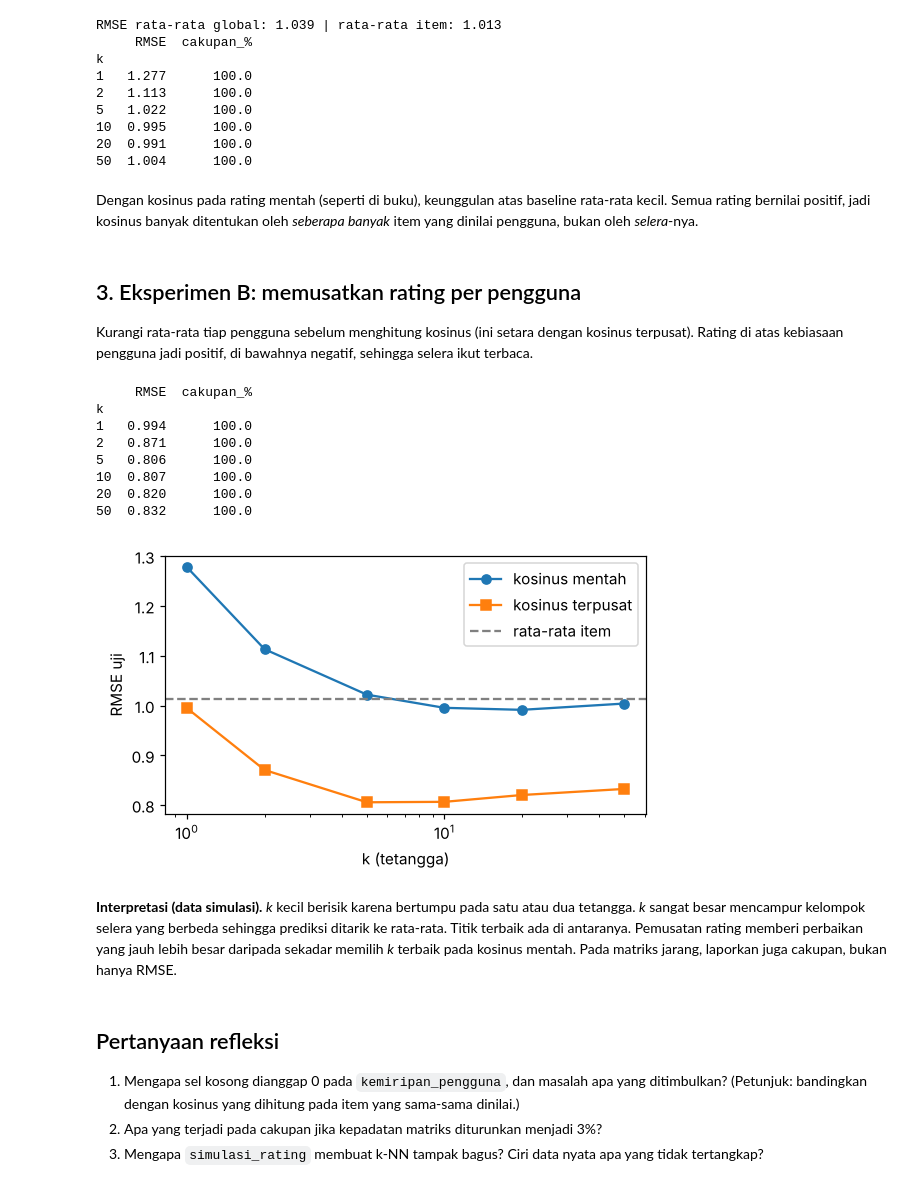
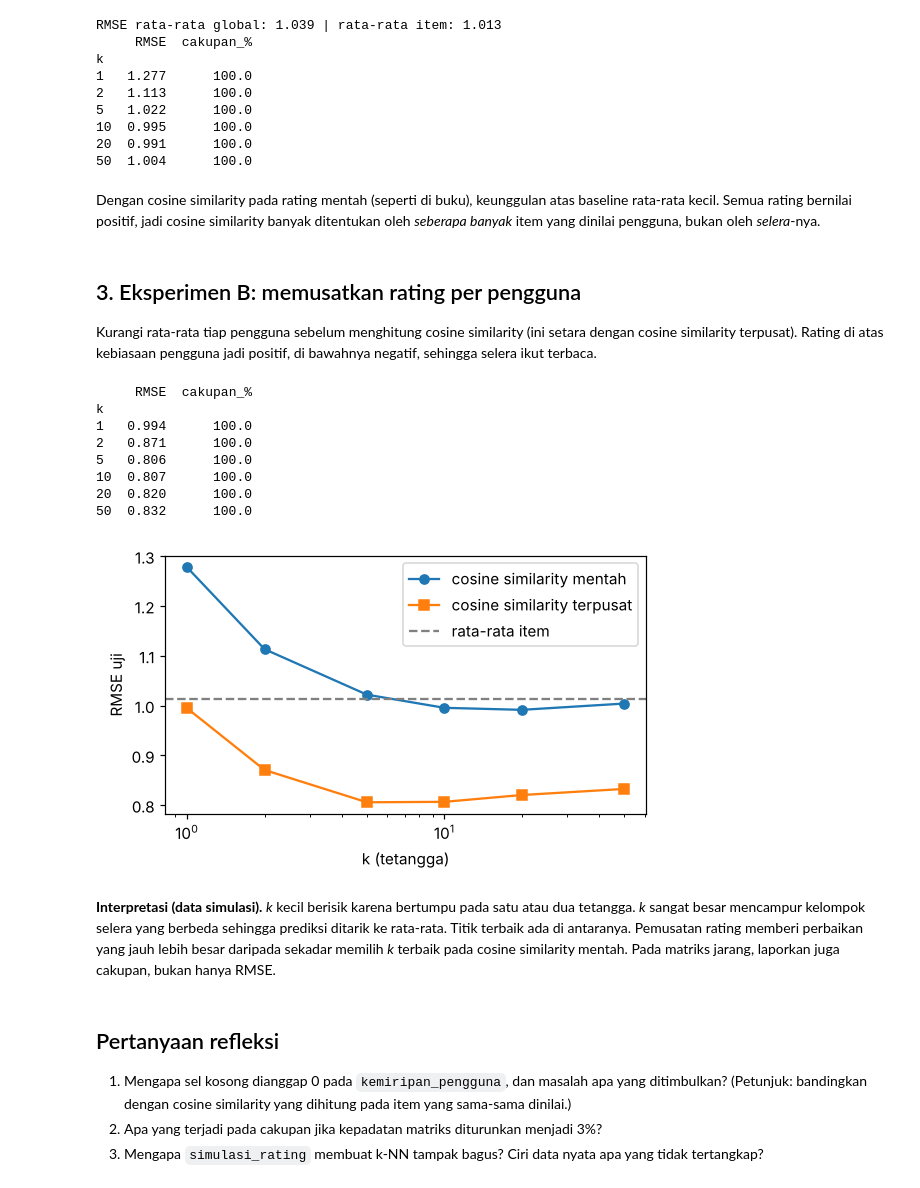
Before and after one commit to imamrozi/recsys-hibrida-multisinyal-notebooks, a Jupyter notebook: notebooks/bab02_pendekatan_dasar/02_collaborative_filtering_knn.ipynb, the cells around one changed output. Drawn from its saved outputs; the diff is of its cells as text; code cells hidden in the pictures.

```diff
--- a/notebooks/bab02_pendekatan_dasar/02_collaborative_filtering_knn.ipynb
+++ b/notebooks/bab02_pendekatan_dasar/02_collaborative_filtering_knn.ipynb
@@ -30,7 +30,7 @@ R = np.array([[5, 4, nan, 1, nan, nan],      # u1
 
 
 def kemiripan_pengguna(R, u):
-    """Kosinus antara baris u dan baris lain, sel kosong dianggap 0."""
+    """Cosine similarity antara baris u dan baris lain, sel kosong dianggap 0."""
     Z = np.nan_to_num(R)
     sim = Z @ Z[u] / (np.linalg.norm(Z, axis=1) * np.linalg.norm(Z[u]))
     sim[u] = 0.0                                   # abaikan diri sendiri
@@ -127,41 +127,41 @@ k
 20  0.991      100.0
 50  1.004      100.0
 # %% [markdown]
-Dengan kosinus pada rating mentah (seperti di buku), keunggulan atas baseline rata-rata kecil. Semua rating bernilai positif, jadi kosinus banyak ditentukan oleh *seberapa banyak* item yang dinilai pengguna, bukan oleh *selera*-nya.
+Dengan cosine similarity pada rating mentah (seperti di buku), keunggulan atas baseline rata-rata kecil. Semua rating bernilai positif, jadi cosine similarity banyak ditentukan oleh *seberapa banyak* item yang dinilai pengguna, bukan oleh *selera*-nya.
 # %% [markdown]
 ## 3. Eksperimen B: memusatkan rating per pengguna
 
-Kurangi rata-rata tiap pengguna sebelum menghitung kosinus (ini setara dengan kosinus terpusat). Rating di atas kebiasaan pengguna jadi positif, di bawahnya negatif, sehingga selera ikut terbaca.
+Kurangi rata-rata tiap pengguna sebelum menghitung cosine similarity (ini setara dengan cosine similarity terpusat). Rating di atas kebiasaan pengguna jadi positif, di bawahnya negatif, sehingga selera ikut terbaca.
 # %%
 hasil_pusat = knn_eval(R_latih, uji, y_uji, ks, center=True)
 print(hasil_pusat.round(3))
 
 fig, ax = plt.subplots(figsize=(5.2, 3.2))
-ax.plot(hasil_mentah.index, hasil_mentah["RMSE"], "o-", label="kosinus mentah")
-ax.plot(hasil_pusat.index, hasil_pusat["RMSE"], "s-", label="kosinus terpusat")
+ax.plot(hasil_mentah.index, hasil_mentah["RMSE"], "o-", label="cosine similarity mentah")
+ax.plot(hasil_pusat.index, hasil_pusat["RMSE"], "s-", label="cosine similarity terpusat")
 ax.axhline(base_item, ls="--", c="gray", label="rata-rata item")
 ax.set(xscale="log", xlabel="k (tetangga)", ylabel="RMSE uji")
 ax.legend()
 fig.tight_layout()
 
 # klaim yang diuji: pemusatan memperbaiki hasil, dan k-NN terpusat mengalahkan baseline
 assert hasil_pusat["RMSE"].min() < hasil_mentah["RMSE"].min() < base_global
 assert hasil_pusat["RMSE"].min() < base_item
 # %% [output]
      RMSE  cakupan_%
 k
 1   0.994      100.0
 2   0.871      100.0
 5   0.806      100.0
 10  0.807      100.0
 20  0.820      100.0
 50  0.832      100.0
-[figure, old version]
+[figure, new version]
 # %% [markdown]
-**Interpretasi (data simulasi).** *k* kecil berisik karena bertumpu pada satu atau dua tetangga. *k* sangat besar mencampur kelompok selera yang berbeda sehingga prediksi ditarik ke rata-rata. Titik terbaik ada di antaranya. Pemusatan rating memberi perbaikan yang jauh lebih besar daripada sekadar memilih *k* terbaik pada kosinus mentah. Pada matriks jarang, laporkan juga cakupan, bukan hanya RMSE.
+**Interpretasi (data simulasi).** *k* kecil berisik karena bertumpu pada satu atau dua tetangga. *k* sangat besar mencampur kelompok selera yang berbeda sehingga prediksi ditarik ke rata-rata. Titik terbaik ada di antaranya. Pemusatan rating memberi perbaikan yang jauh lebih besar daripada sekadar memilih *k* terbaik pada cosine similarity mentah. Pada matriks jarang, laporkan juga cakupan, bukan hanya RMSE.
 # %% [markdown]
 ## Pertanyaan refleksi
 
-1. Mengapa sel kosong dianggap 0 pada `kemiripan_pengguna`, dan masalah apa yang ditimbulkan? (Petunjuk: bandingkan dengan kosinus yang dihitung pada item yang sama-sama dinilai.)
+1. Mengapa sel kosong dianggap 0 pada `kemiripan_pengguna`, dan masalah apa yang ditimbulkan? (Petunjuk: bandingkan dengan cosine similarity yang dihitung pada item yang sama-sama dinilai.)
 2. Apa yang terjadi pada cakupan jika kepadatan matriks diturunkan menjadi 3%?
 3. Mengapa `simulasi_rating` membuat k-NN tampak bagus? Ciri data nyata apa yang tidak tertangkap?
```
Also changed, not shown: 34 other files.
